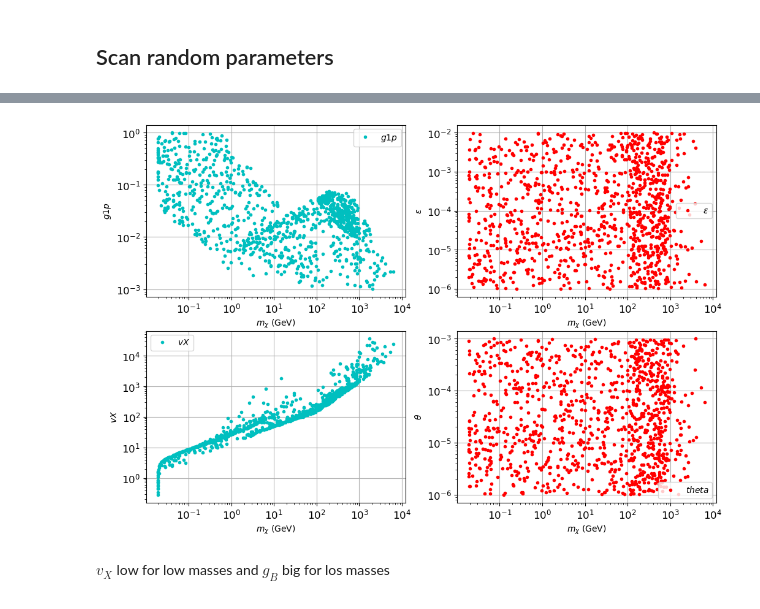
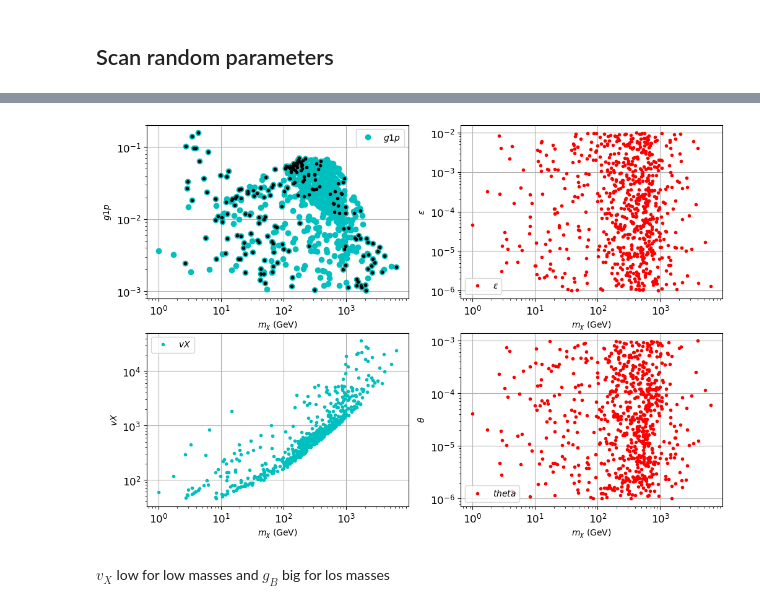
Before and after one commit to davidsuarezr/MDEO, a Jupyter notebook: random-scan-DM.ipynb, the cells around one changed output, grey strips where cells are left out. Saved outputs shown, nothing was run; the diff lists cells and outputs as text; code cells hidden in the pictures.

```diff
--- a/random-scan-DM.ipynb
+++ b/random-scan-DM.ipynb
@@ -42,5 +42,5 @@ Filter with $m {\chi_1^0} < m {s_1}$
 # %%
-xd = xd[np.abs(xd.mXi_1) < np.abs(xd.mns_1)]
+xd = xd[np.logical_and(np.abs(xd.mXi_1) < np.abs(xd.mns_1), xd.Lam5 <= 4*np.pi )]
 
 xd = xd.reset_index()
 del[xd['index']]
@@ -48,7 +48,7 @@ del[xd['index']]
 ## Dark matter $\Omega h^2$
 # %%
 #Experimental values for DM:Planck results 2018
-e = 5
+e = 10
 Omega = 0.1200
 Omega_min=Omega - e*0.0012
 Omega_max=Omega + e*0.0012
@@ -424,3 +448,7 @@ No artists with labels found to put in legend.  Note that artists whose label st
 ## Scan random parameters
 # %%
 xDM = xd
+# %%
+#Decouple spetrum
+decouple = xDM[np.logical_and(xDM['mXi_1']-xDM['mChi']>3e2, xDM.Omega1 > Omega_min)]
+#decouple = xDM[xDM.Omega1 > Omega_min]
@@ -427,35 +469,38 @@ xDM = xd
 # %%
 plt.figure(figsize=(12,8))
 
 plt.subplot(221)
-plt.loglog(xDM['mChi'], xDM.g1p,'c.',label=r'$g1p$')
+plt.loglog(xDM['mChi'], xDM.g1p,'co',label=r'$g1p$')
+#plt.loglog(xDM['mXi_1'], xDM.g1p,'r.',label=r'$g1p$')
+plt.loglog(decouple['mChi'], decouple.g1p,'k.',label=r'')
+
 plt.ylabel(r'$g1p$',size=10)
 plt.xlabel(r'$m_{\chi}$ (GeV)',size=10)
 plt.legend(prop={'size':10},loc='best')
 plt.grid()
 
 plt.subplot(222)
 plt.loglog(xDM['mChi'], xDM.epsilon,'r.',label=r'$\epsilon$')
 plt.ylabel(r'$\epsilon$',size=10)
 plt.xlabel(r'$m_{\chi}$ (GeV)',size=10)
 plt.legend(prop={'size':10},loc='best')
 plt.grid()
 
 plt.subplot(223)
 plt.loglog(xDM['mChi'], xDM.vX,'c.',label=r'$vX$')
 plt.ylabel(r'$vX$',size=10)
 plt.xlabel(r'$m_{\chi}$ (GeV)',size=10)
 plt.legend(prop={'size':10},loc='best')
 plt.grid()
 
 plt.subplot(224)
 plt.loglog(xDM['mChi'], xDM.theta,'r.',label=r'$theta$')
 plt.ylabel(r'$\theta$',size=10)
 plt.xlabel(r'$m_{\chi}$ (GeV)',size=10)
 plt.legend(prop={'size':10},loc='best')
 plt.grid()
 # %% [output]
-[figure, old version]
+[figure, new version]
 # %% [markdown]
 $v_X$ low for low masses and $g_{B}$ big for los masses
 # %%
```
Also changed, not shown: parts of 21 cells of this notebook, 3 other files.
